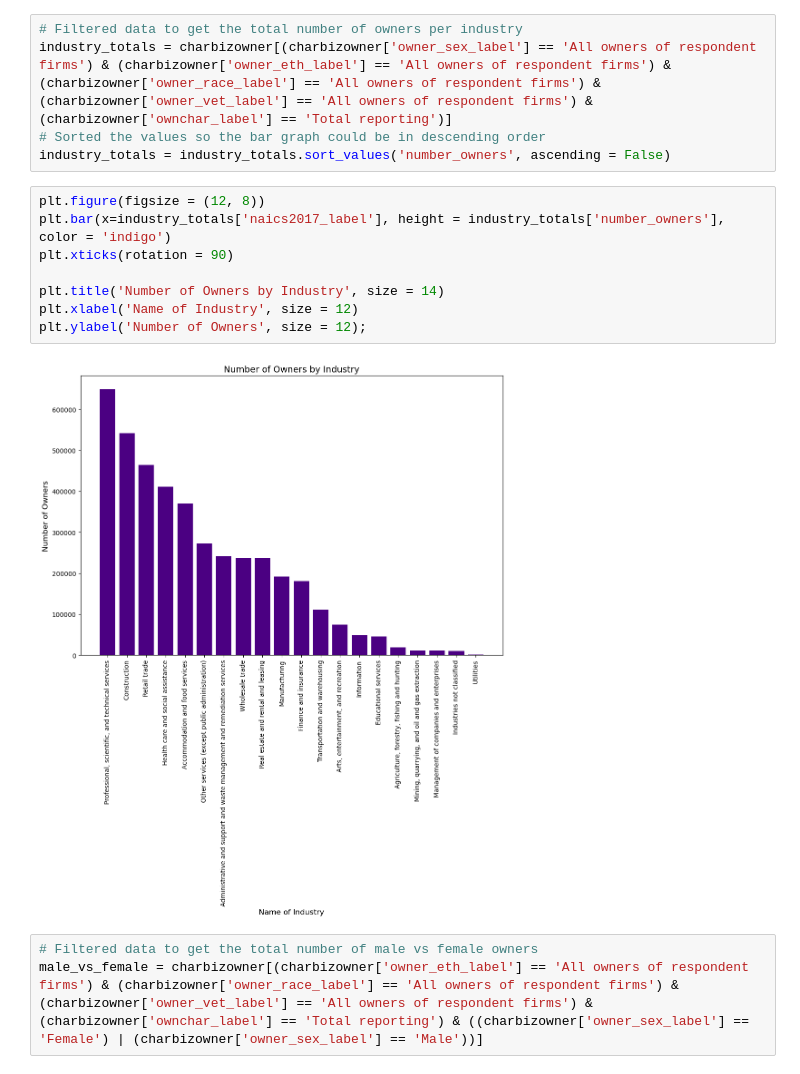
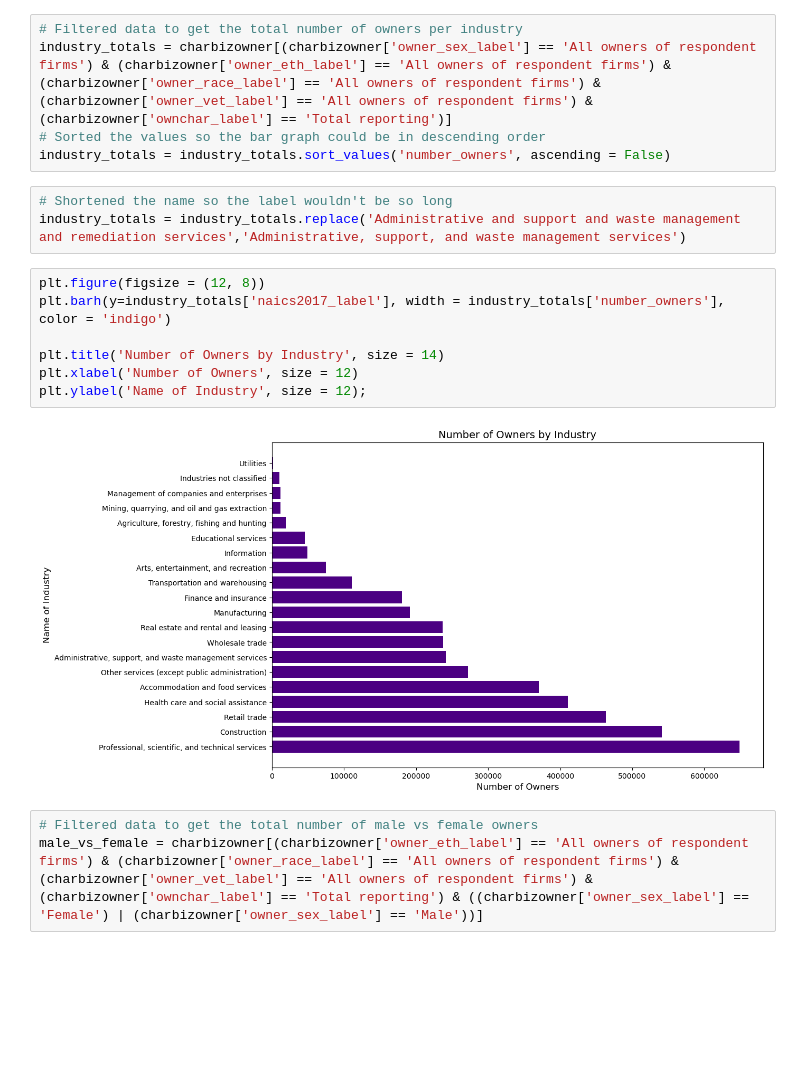
Before and after one commit to FinnMcSweeney/asmt-08-group1, a Jupyter notebook: asmt-08.ipynb, the cells around one changed output. Drawn from its saved outputs; the diff is of its cells as text; blank space fills up the shorter version.

Commit message:
updated bar graphs

```diff
--- a/asmt-08.ipynb
+++ b/asmt-08.ipynb
@@ -188,16 +188,18 @@ charbizowner = charbizowner[charbizowner['naics2017_label'] != 'Total for all se
 industry_totals = charbizowner[(charbizowner['owner_sex_label'] == 'All owners of respondent firms') & (charbizowner['owner_eth_label'] == 'All owners of respondent firms') & (charbizowner['owner_race_label'] == 'All owners of respondent firms') & (charbizowner['owner_vet_label'] == 'All owners of respondent firms') & (charbizowner['ownchar_label'] == 'Total reporting')]
 # Sorted the values so the bar graph could be in descending order
 industry_totals = industry_totals.sort_values('number_owners', ascending = False)
+# %%
+# Shortened the name so the label wouldn't be so long
+industry_totals = industry_totals.replace('Administrative and support and waste management and remediation services','Administrative, support, and waste management services')
 # %%
 plt.figure(figsize = (12, 8))
-plt.bar(x=industry_totals['naics2017_label'], height = industry_totals['number_owners'], color = 'indigo')
-plt.xticks(rotation = 90)
+plt.barh(y=industry_totals['naics2017_label'], width = industry_totals['number_owners'], color = 'indigo')
 
 plt.title('Number of Owners by Industry', size = 14)
-plt.xlabel('Name of Industry', size = 12)
-plt.ylabel('Number of Owners', size = 12);
+plt.xlabel('Number of Owners', size = 12)
+plt.ylabel('Name of Industry', size = 12);
 # %% [output]
-[figure, old version]
+[figure, new version]
 # %%
 # Filtered data to get the total number of male vs female owners
 male_vs_female = charbizowner[(charbizowner['owner_eth_label'] == 'All owners of respondent firms') & (charbizowner['owner_race_label'] == 'All owners of respondent firms') & (charbizowner['owner_vet_label'] == 'All owners of respondent firms') & (charbizowner['ownchar_label'] == 'Total reporting') & ((charbizowner['owner_sex_label'] == 'Female') | (charbizowner['owner_sex_label'] == 'Male'))]
```
Also changed, not shown: parts of 1 cell of this notebook.
